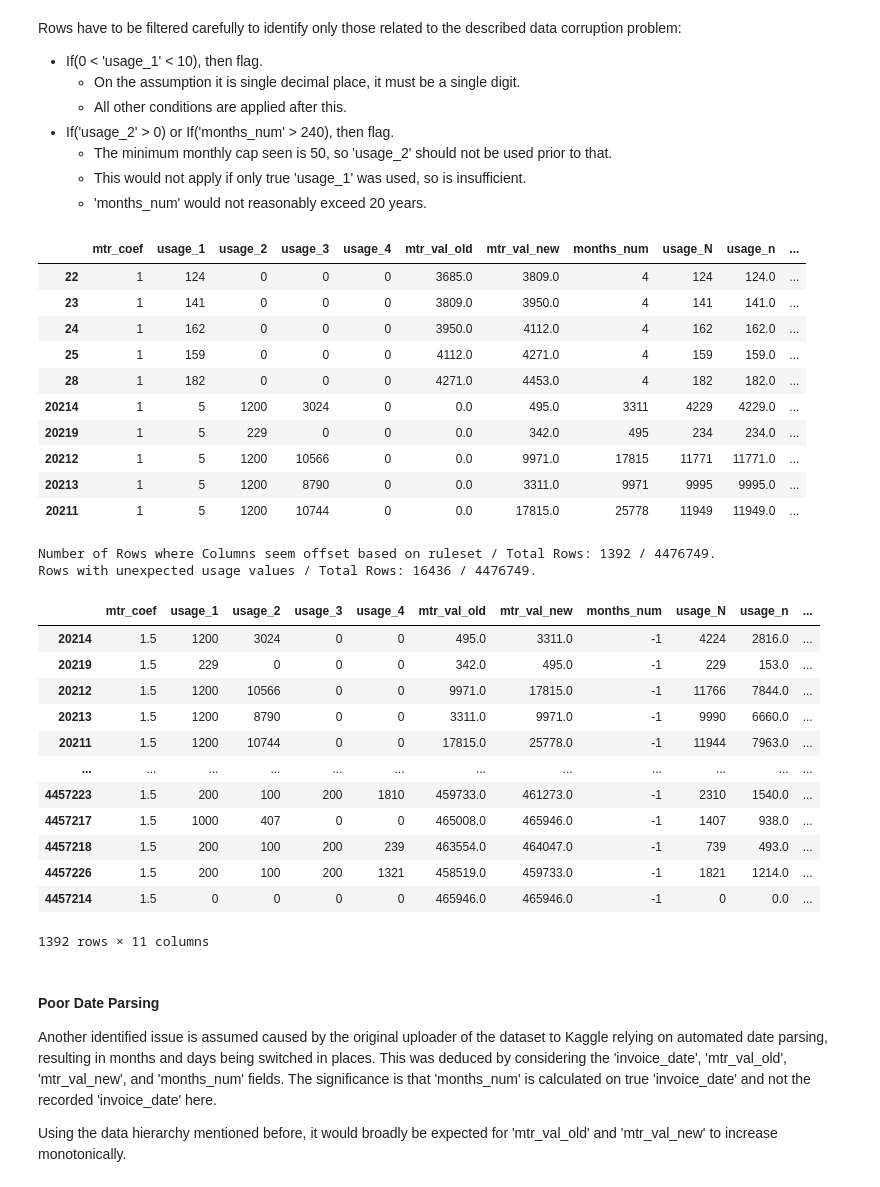
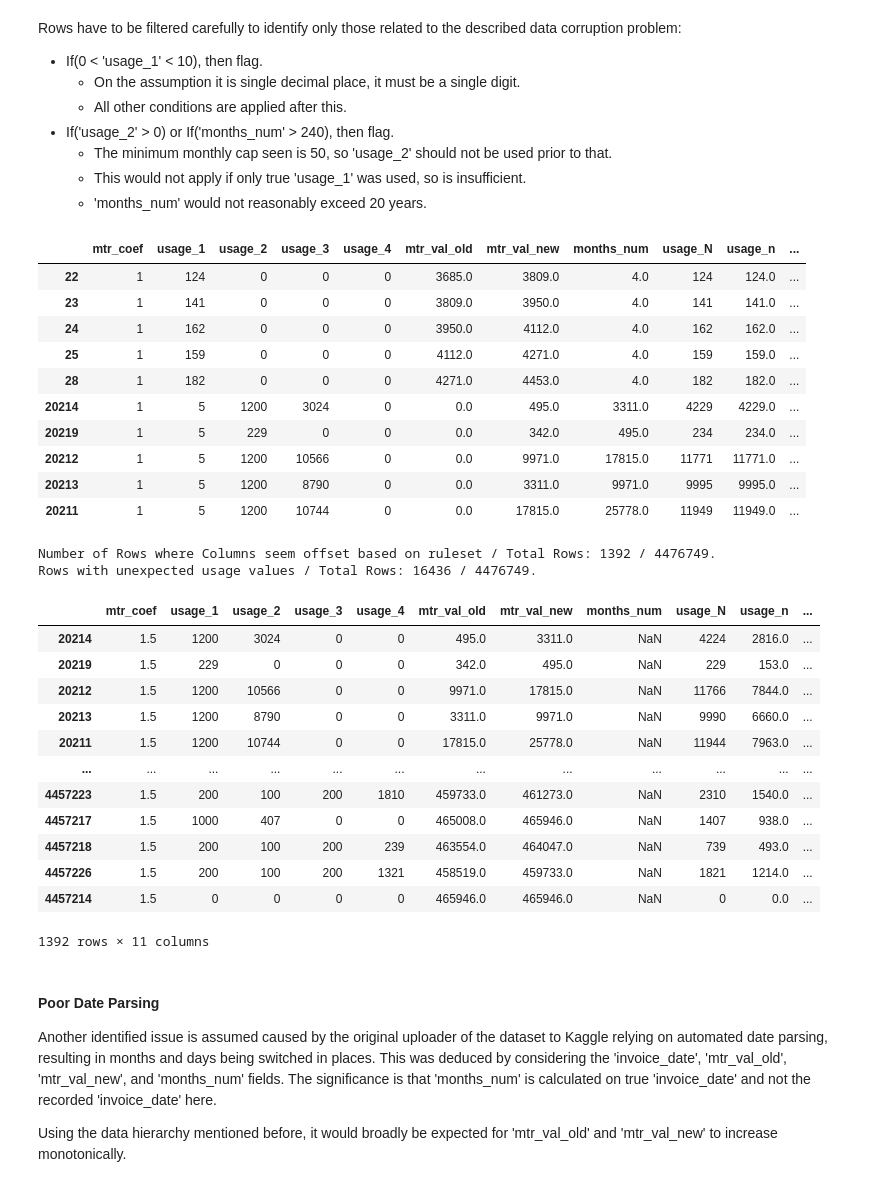
Before and after one commit to insatiablycivil/Fraud_Detection_Energy_Consumption, a Jupyter notebook: Data_Preparation.ipynb, the cells around one changed output. Cells and saved outputs as stored; diff of their text form; code cells hidden in the pictures.

```diff
--- a/Data_Preparation.ipynb
+++ b/Data_Preparation.ipynb
@@ -172,3 +172,5 @@ Please refer to main notebook for the context.
 # %%
 # This will change depending on context, but is the generic grouping to order rows.
 grp_cols = ['client_id', 'mtr_type', 'mtr_tariff', 'mtr_id'] # Then to be sorted by: 'invoice_date'
+# This will need to be updated as aspects such dates change.
+df_train.sort_values(by=grp_cols+['invoice_date', 'mtr_code'], inplace=True)
@@ -238,8 +242,7 @@ Rows with unexpected usage values / Total Rows: 17533 / 4476749.
 # %%
 def Calc_Neighbours(df_train, grp_cols=grp_cols):
     rows = len(df_train)
-    # Sort, Group, Find neighbours
-    df_train.sort_values(by=grp_cols+['invoice_date', 'mtr_code', 'usage_n'], inplace=True)
+    # Group, Find neighbours
     df_grp = df_train.groupby(grp_cols, observed=True)
     df_train['mtr_val_new_prv_2'] = df_grp['mtr_val_new'].shift(2)
     col_names = ['mtr_val_old', 'mtr_val_new', 'invoice_date', 'months_num', 'monthly_usage']
@@ -248,23 +251,23 @@ def Calc_Neighbours(df_train, grp_cols=grp_cols):
     df_train['mtr_val_old_nxt_2'] = df_grp['mtr_val_old'].shift(-2)
     # Calculate expected metrics based on relationships
     df_train['invoice_date_prv_calc'] = pd.NaT # If months_num is unreasonable it would crash
-    mask = (df_train['months_num'] > 0) & (df_train['months_num'] < 600) # 0 - 50 Years
+    mask = (df_train['months_num'] > 0) & (df_train['months_num'] < 600) & (df_train['months_num'].notna()) # 0 - 50 Years
     df_train['invoice_date_prv_calc'] = df_train.loc[mask, 'invoice_date'] - pd.to_timedelta(df_train.loc[mask, 'months_num'].astype(int) * 30.5, unit='days')
     df_train['months_num_calc'] = np.ceil(((df_train['invoice_date'] - df_train['invoice_date_prv']).dt.days.values / 30.5))
     df_train['months_gap_calc'] = df_train['months_num_calc'] - df_train['months_num'] # Difference in dates in months
     # Check Rules
     mask = ((df_train['mtr_val_old'] < df_train['mtr_val_new_prv']) & (df_train['mtr_val_new_prv'].notna()))
     df_train['mtr_flag_bkd'] = mask.astype(int)
-    print(f"Rows where meter readings seem out of order looking backwards / Total Rows: {sum(mask)} / {rows}.")
+    print(f"Rows where meter readings seem out of order looking backwards / Total Rows: {sum(mask)} / {rows}. Excluded NAs: {sum(df_train['mtr_val_new_prv'].isna())}.")
     mask = ((df_train['mtr_val_new'] > df_train['mtr_val_old_nxt']) & (df_train['mtr_val_old_nxt'].notna()))
     df_train['mtr_flag_fwd'] = mask.astype(int)
-    print(f"Rows where meter readings seem out of order looking forwards / Total Rows: {sum(mask)} / {rows}.")
+    print(f"Rows where meter readings seem out of order looking forwards / Total Rows: {sum(mask)} / {rows}. Excluded NAs: {sum(df_train['mtr_val_old_nxt'].isna())}.")
     mask = ((df_train['invoice_date_prv_calc'] + pd.to_timedelta(30.5, unit='days') < df_train['invoice_date_prv']) & (df_train['invoice_date_prv_calc'].notna()))
     df_train['date_flag'] = mask.astype(int)
-    print(f"Rows where invoice spans seem to overlap based on \'months_num\' / Total Rows: {sum(mask)} / {rows}.")
+    print(f"Rows where invoice spans seem to overlap based on \'months_num\' / Total Rows: {sum(mask)} / {rows}. Excluded NAs: {sum(df_train['months_num'].isna())}.")
     mask = ((df_train['months_num_calc'] < df_train['months_num']) & (df_train['invoice_date_prv_calc'].notna()))
     df_train.loc[mask, 'date_flag'] = 1
-    print(f"Rows where invoice spans seem to overlap based on \'invoice_date\'s / Total Rows: {sum(mask)} / {rows}.")
+    print(f"Rows where invoice spans seem to overlap based on \'invoice_date\'s / Total Rows: {sum(mask)} / {rows}. Excluded NAs: {sum(df_train['months_num'].isna())}.")
     return df_train.copy()
 # %%
 df_train = Calc_Neighbours(df_train.copy(), grp_cols)
@@ -309,7 +312,7 @@ It is not clear why. In particular, it is not clear what 'mtr_id' and/or 'mtr_st
 # Flag and modify
 df_train['col_shift_flag'] = mask.astype(int)
 df_train.loc[mask, df_train.columns[4:14]] = df_train.loc[mask, df_train.columns[5:15]].values
-df_train.loc[mask, df_train.columns[14]] = -1
+df_train.loc[mask, df_train.columns[14]] = np.nan
 df_train = Calc_Usage(df_train.copy())
 pd.concat([df_train[~mask].head(5), df_train[mask].head(5)])[col_names] # Comparison
 # %% [output]
@@ -352,42 +355,42 @@ col_names = ['mtr_coef', 'usage_1', 'usage_2', 'usage_3', 'usage_4', 'mtr_val_ol
 pd.concat([df_train[~mask].head(5), df_train[mask].head(5)])[col_names] # Comparison
 # %% [output]
 |  | mtr_coef | usage_1 | usage_2 | usage_3 | usage_4 | mtr_val_old | mtr_val_new | months_num | usage_N | usage_n | ... |
-| 22 | 1 | 124 | 0 | 0 | 0 | 3685.0 | 3809.0 | 4 | 124 | 124.0 | ... |
-| 23 | 1 | 141 | 0 | 0 | 0 | 3809.0 | 3950.0 | 4 | 141 | 141.0 | ... |
-| 24 | 1 | 162 | 0 | 0 | 0 | 3950.0 | 4112.0 | 4 | 162 | 162.0 | ... |
-| 25 | 1 | 159 | 0 | 0 | 0 | 4112.0 | 4271.0 | 4 | 159 | 159.0 | ... |
-| 28 | 1 | 182 | 0 | 0 | 0 | 4271.0 | 4453.0 | 4 | 182 | 182.0 | ... |
-| 20214 | 1 | 5 | 1200 | 3024 | 0 | 0.0 | 495.0 | 3311 | 4229 | 4229.0 | ... |
-| 20219 | 1 | 5 | 229 | 0 | 0 | 0.0 | 342.0 | 495 | 234 | 234.0 | ... |
-| 20212 | 1 | 5 | 1200 | 10566 | 0 | 0.0 | 9971.0 | 17815 | 11771 | 11771.0 | ... |
-| 20213 | 1 | 5 | 1200 | 8790 | 0 | 0.0 | 3311.0 | 9971 | 9995 | 9995.0 | ... |
-| 20211 | 1 | 5 | 1200 | 10744 | 0 | 0.0 | 17815.0 | 25778 | 11949 | 11949.0 | ... |
+| 22 | 1 | 124 | 0 | 0 | 0 | 3685.0 | 3809.0 | 4.0 | 124 | 124.0 | ... |
+| 23 | 1 | 141 | 0 | 0 | 0 | 3809.0 | 3950.0 | 4.0 | 141 | 141.0 | ... |
+| 24 | 1 | 162 | 0 | 0 | 0 | 3950.0 | 4112.0 | 4.0 | 162 | 162.0 | ... |
+| 25 | 1 | 159 | 0 | 0 | 0 | 4112.0 | 4271.0 | 4.0 | 159 | 159.0 | ... |
+| 28 | 1 | 182 | 0 | 0 | 0 | 4271.0 | 4453.0 | 4.0 | 182 | 182.0 | ... |
+| 20214 | 1 | 5 | 1200 | 3024 | 0 | 0.0 | 495.0 | 3311.0 | 4229 | 4229.0 | ... |
+| 20219 | 1 | 5 | 229 | 0 | 0 | 0.0 | 342.0 | 495.0 | 234 | 234.0 | ... |
+| 20212 | 1 | 5 | 1200 | 10566 | 0 | 0.0 | 9971.0 | 17815.0 | 11771 | 11771.0 | ... |
+| 20213 | 1 | 5 | 1200 | 8790 | 0 | 0.0 | 3311.0 | 9971.0 | 9995 | 9995.0 | ... |
+| 20211 | 1 | 5 | 1200 | 10744 | 0 | 0.0 | 17815.0 | 25778.0 | 11949 | 11949.0 | ... |
 # %%
 # Enact the change, and keep record
 df_train.loc[mask, 'col_shift_flag'] = 1
 df_train['unk_months_num'] = mask.astype(int)
 df_train['mtr_coef'] = df_train['mtr_coef'].astype(float)
 df_train.loc[mask, 'mtr_coef'] = df_train.loc[mask, 'mtr_coef'] + (df_train.loc[mask, 'usage_1'].astype(float) / 10).round(1)
 df_train.loc[mask, df_train.columns[8:14]] = df_train.loc[mask, df_train.columns[9:15]].values
-df_train.loc[mask, df_train.columns[14]] = -1
+df_train.loc[mask, df_train.columns[14]] = np.nan
 print(f"Number of Rows where Columns seem offset based on ruleset / Total Rows: {sum(mask)} / {len(df_train)}.")
 df_train = Calc_Usage(df_train.copy())
 df_train[mask][col_names]
 # %% [output]
 Number of Rows where Columns seem offset based on ruleset / Total Rows: 1392 / 4476749.
 Rows with unexpected usage values / Total Rows: 16436 / 4476749.
 |  | mtr_coef | usage_1 | usage_2 | usage_3 | usage_4 | mtr_val_old | mtr_val_new | months_num | usage_N | usage_n | ... |
-| 20214 | 1.5 | 1200 | 3024 | 0 | 0 | 495.0 | 3311.0 | -1 | 4224 | 2816.0 | ... |
-| 20219 | 1.5 | 229 | 0 | 0 | 0 | 342.0 | 495.0 | -1 | 229 | 153.0 | ... |
-| 20212 | 1.5 | 1200 | 10566 | 0 | 0 | 9971.0 | 17815.0 | -1 | 11766 | 7844.0 | ... |
-| 20213 | 1.5 | 1200 | 8790 | 0 | 0 | 3311.0 | 9971.0 | -1 | 9990 | 6660.0 | ... |
-| 20211 | 1.5 | 1200 | 10744 | 0 | 0 | 17815.0 | 25778.0 | -1 | 11944 | 7963.0 | ... |
+| 20214 | 1.5 | 1200 | 3024 | 0 | 0 | 495.0 | 3311.0 | NaN | 4224 | 2816.0 | ... |
+| 20219 | 1.5 | 229 | 0 | 0 | 0 | 342.0 | 495.0 | NaN | 229 | 153.0 | ... |
+| 20212 | 1.5 | 1200 | 10566 | 0 | 0 | 9971.0 | 17815.0 | NaN | 11766 | 7844.0 | ... |
+| 20213 | 1.5 | 1200 | 8790 | 0 | 0 | 3311.0 | 9971.0 | NaN | 9990 | 6660.0 | ... |
+| 20211 | 1.5 | 1200 | 10744 | 0 | 0 | 17815.0 | 25778.0 | NaN | 11944 | 7963.0 | ... |
 | ... | ... | ... | ... | ... | ... | ... | ... | ... | ... | ... | ... |
-| 4457223 | 1.5 | 200 | 100 | 200 | 1810 | 459733.0 | 461273.0 | -1 | 2310 | 1540.0 | ... |
-| 4457217 | 1.5 | 1000 | 407 | 0 | 0 | 465008.0 | 465946.0 | -1 | 1407 | 938.0 | ... |
-| 4457218 | 1.5 | 200 | 100 | 200 | 239 | 463554.0 | 464047.0 | -1 | 739 | 493.0 | ... |
-| 4457226 | 1.5 | 200 | 100 | 200 | 1321 | 458519.0 | 459733.0 | -1 | 1821 | 1214.0 | ... |
-| 4457214 | 1.5 | 0 | 0 | 0 | 0 | 465946.0 | 465946.0 | -1 | 0 | 0.0 | ... |
+| 4457223 | 1.5 | 200 | 100 | 200 | 1810 | 459733.0 | 461273.0 | NaN | 2310 | 1540.0 | ... |
+| 4457217 | 1.5 | 1000 | 407 | 0 | 0 | 465008.0 | 465946.0 | NaN | 1407 | 938.0 | ... |
+| 4457218 | 1.5 | 200 | 100 | 200 | 239 | 463554.0 | 464047.0 | NaN | 739 | 493.0 | ... |
+| 4457226 | 1.5 | 200 | 100 | 200 | 1321 | 458519.0 | 459733.0 | NaN | 1821 | 1214.0 | ... |
+| 4457214 | 1.5 | 0 | 0 | 0 | 0 | 465946.0 | 465946.0 | NaN | 0 | 0.0 | ... |
 1392 rows × 11 columns
 # %% [markdown]
 #### Poor Date Parsing
```
Also changed, not shown: parts of 71 cells of this notebook.
